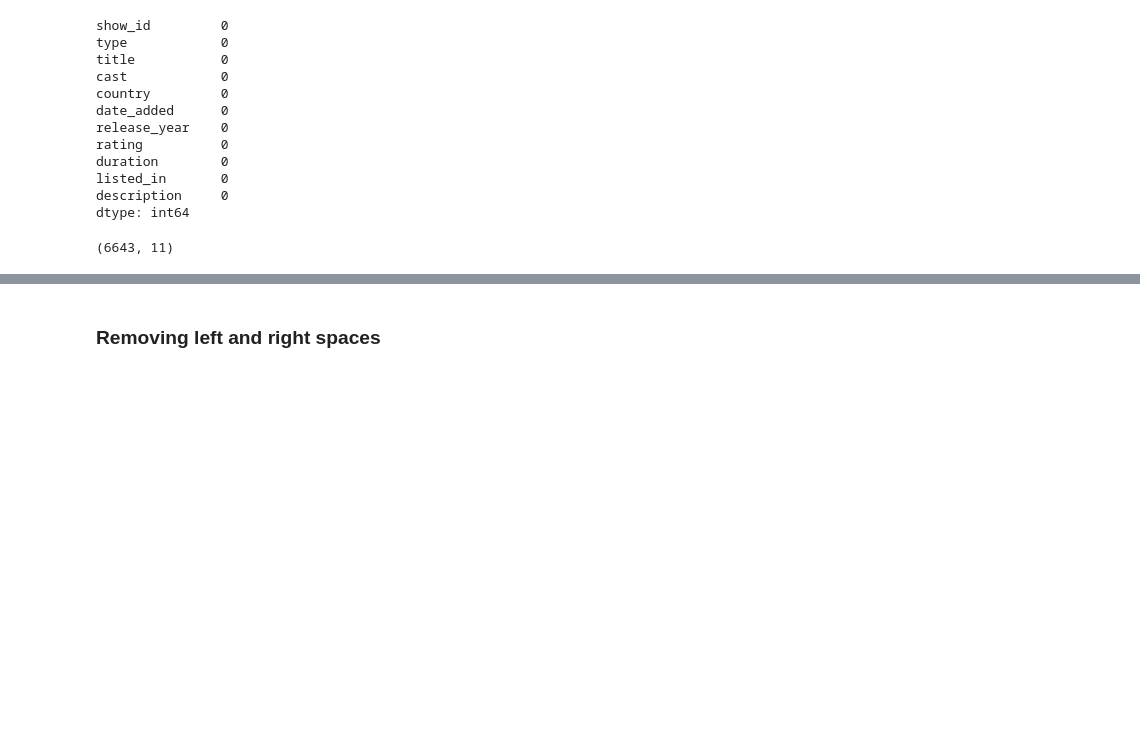
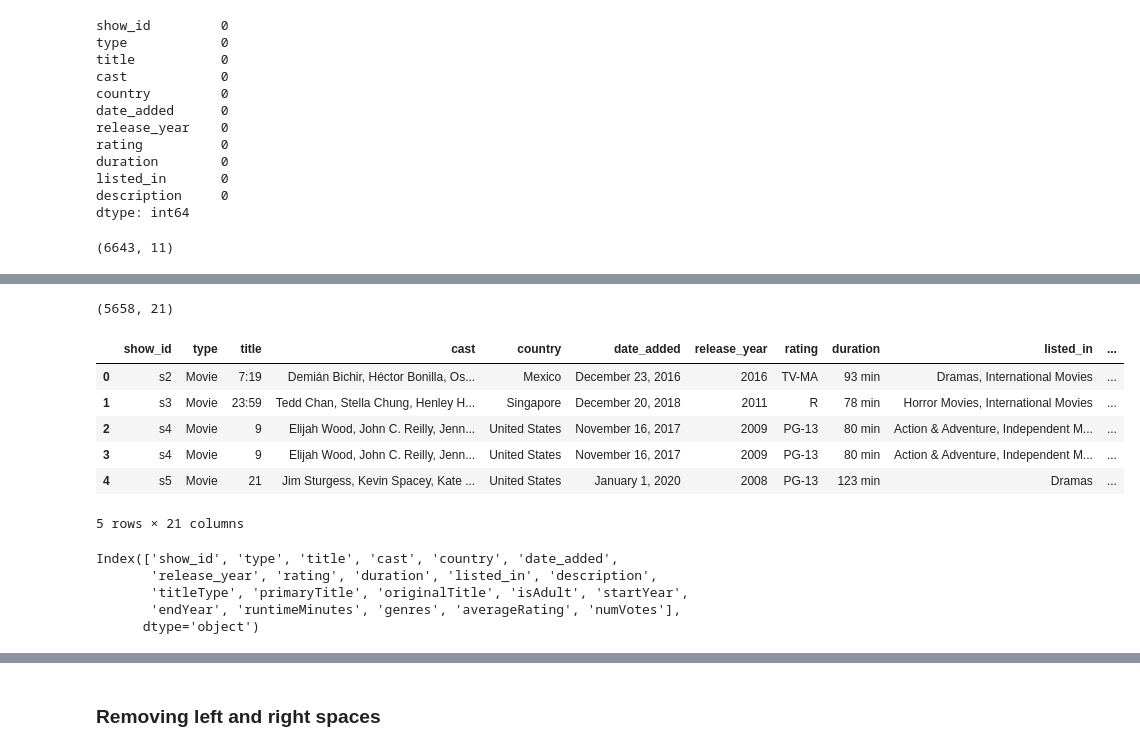
Before and after one commit to Ajay0110/Mobile-Price-Range-Prediction, a Jupyter notebook: NETFLIX_MOVIES_AND_TV_SHOWS_CLUSTERING.ipynb, the cells around one changed output, grey strips where cells are left out. Cells and saved outputs as stored; diff of their text form; code cells hidden in the pictures; blank space fills up the shorter version.

Commit message:
adding ratings from imdb dataset

```diff
--- a/NETFLIX_MOVIES_AND_TV_SHOWS_CLUSTERING.ipynb
+++ b/NETFLIX_MOVIES_AND_TV_SHOWS_CLUSTERING.ipynb
@@ -139,0 +183,2 @@ df.shape
+# %%
+df3 = pd.merge(basic_df.set_index('tconst'), rating_df.set_index('tconst'), left_index=True, right_index=True)
@@ -140 +209,33 @@ df.shape
+# %%
+#lower case titles
+df['title']= df['title'].str.lower()
+df3['primaryTitle'] = df3['primaryTitle'].str.lower()
+df3['originalTitle'] = df3['originalTitle'].str.lower()
+# %%
+df3 = df3[df3.startYear.apply(lambda x: str(x).isnumeric())]
+df3['startYear'] = df3['startYear'].astype(int)
+# %%
+final_df = pd.merge(df, df3, left_on=['title','release_year'], right_on=['primaryTitle','startYear'])
+# %%
+final_df.shape
+# %% [output]
+(5658, 21)
+# %%
+final_df.head()
+# %% [output]
+|  | show_id | type | title | cast | country | date_added | release_year | rating | duration | listed_in | ... |
+| 0 | s2 | Movie | 7:19 | Demián Bichir, Héctor Bonilla, Os... | Mexico | December 23, 2016 | 2016 | TV-MA | 93 min | Dramas, International Movies | ... |
+| 1 | s3 | Movie | 23:59 | Tedd Chan, Stella Chung, Henley H... | Singapore | December 20, 2018 | 2011 | R | 78 min | Horror Movies, International Movies | ... |
+| 2 | s4 | Movie | 9 | Elijah Wood, John C. Reilly, Jenn... | United States | November 16, 2017 | 2009 | PG-13 | 80 min | Action & Adventure, Independent M... | ... |
+| 3 | s4 | Movie | 9 | Elijah Wood, John C. Reilly, Jenn... | United States | November 16, 2017 | 2009 | PG-13 | 80 min | Action & Adventure, Independent M... | ... |
+| 4 | s5 | Movie | 21 | Jim Sturgess, Kevin Spacey, Kate ... | United States | January 1, 2020 | 2008 | PG-13 | 123 min | Dramas | ... |
+5 rows × 21 columns
+# %%
+final_df.columns
+# %% [output]
+Index(['show_id', 'type', 'title', 'cast', 'country', 'date_added',
+       'release_year', 'rating', 'duration', 'listed_in', 'description',
+       'titleType', 'primaryTitle', 'originalTitle', 'isAdult', 'startYear',
+       'endYear', 'runtimeMinutes', 'genres', 'averageRating', 'numVotes'],
+      dtype='object')
 # %%
```
Also changed, not shown: parts of 16 cells of this notebook.
